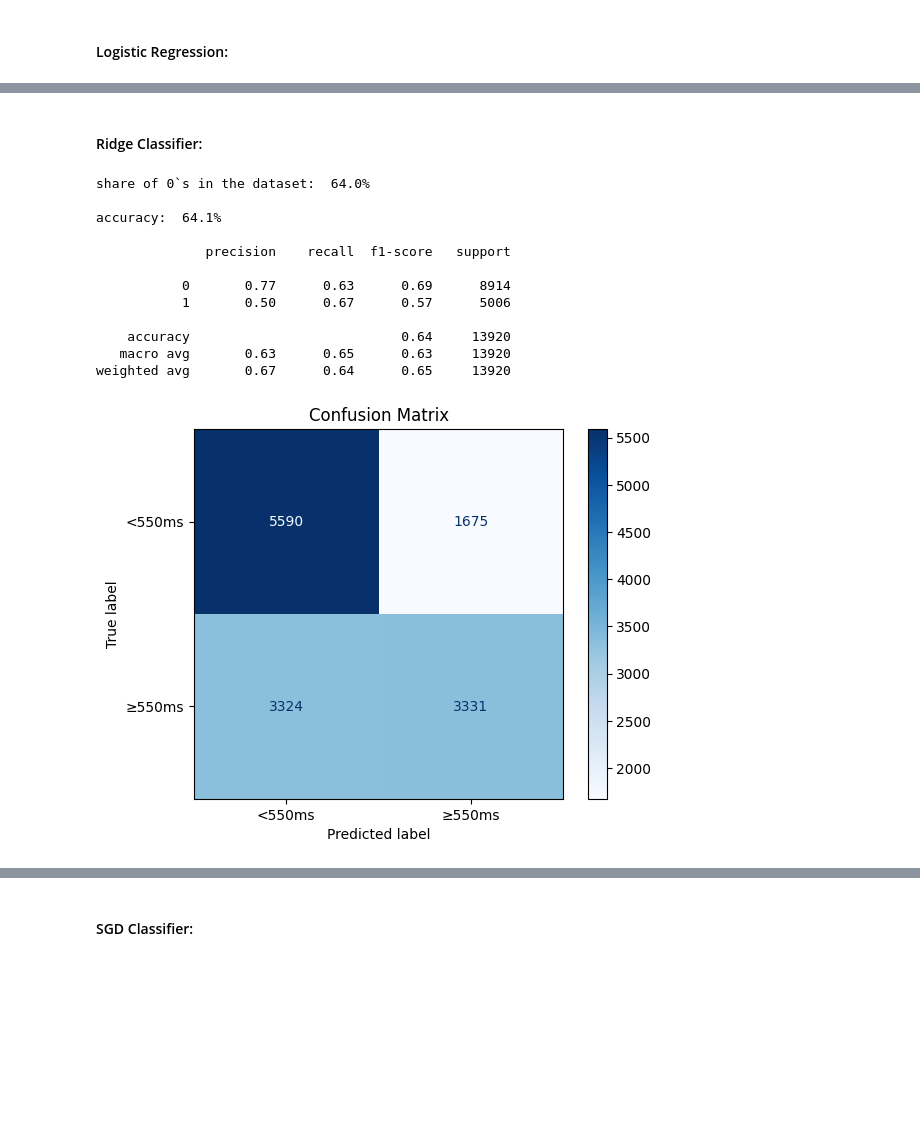
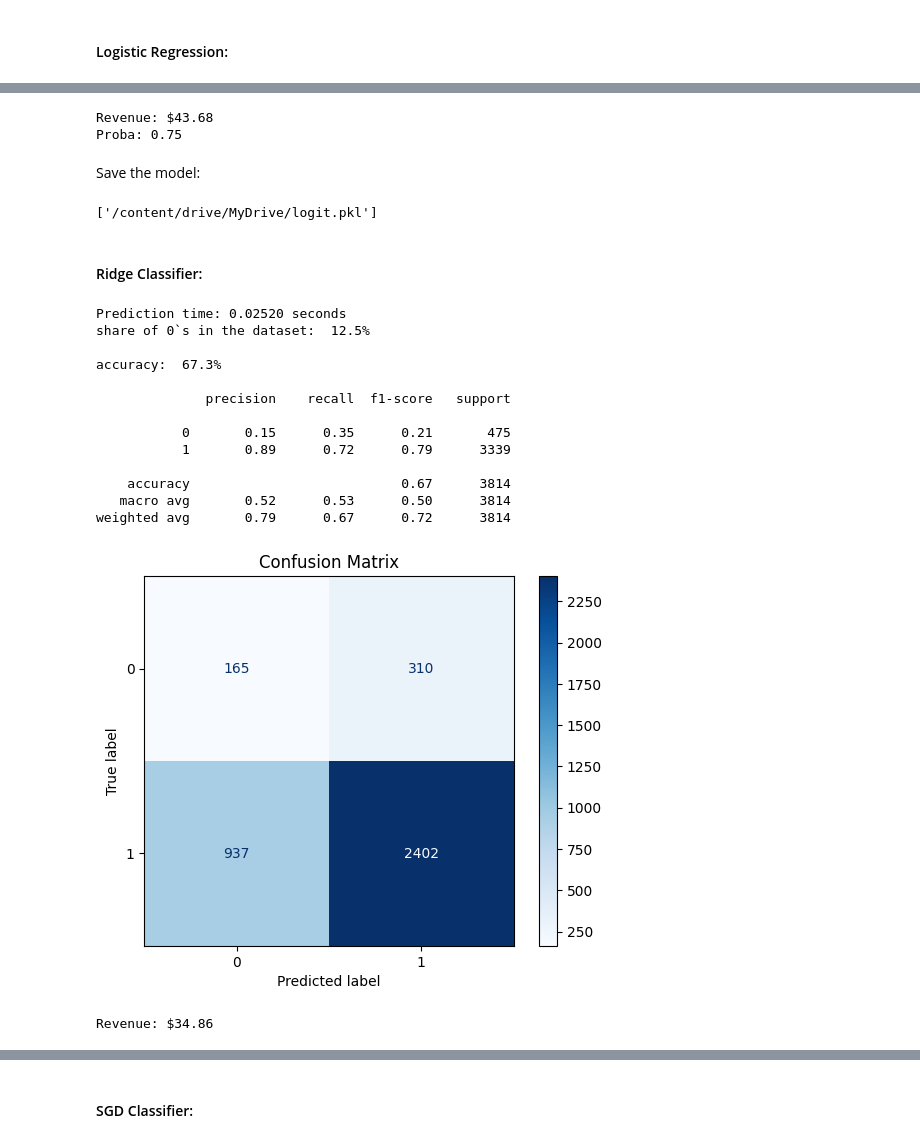
Before and after one commit to diman199888/quantitative-finance, a Jupyter notebook: crypto-arbitrage-model/masterfile.ipynb, the cells around one changed output, grey strips where cells are left out. Drawn from its saved outputs; the diff is of its cells as text; code cells hidden in the pictures; blank space fills up the shorter version.

```diff
--- a/crypto-arbitrage-model/masterfile.ipynb
+++ b/crypto-arbitrage-model/masterfile.ipynb
@@ -179,17 +425,2 @@ def accuracy(y_test, y_pred):
 # %% [markdown]
 split and scale the data:
-# %%
-X = arbitrage_model.drop(columns = ['ts', 'length', 'dummy', 'arbitrage_id'])
-y = arbitrage_model["dummy"]
-
-X_train, X_test, y_train, y_test = train_test_split(
-    X, y,
-    test_size=0.20,
-    random_state=42
-)
-
-scaler = StandardScaler()
-X_train_scaled = scaler.fit_transform(X_train)
-X_test_scaled = scaler.transform(X_test)
-
-joblib.dump(scaler, '/content/drive/MyDrive/scaler.pkl')
@@ -200,12 +427,13 @@ bonus: time-series split
+# %%
+X = arbitrage_model.drop(columns = ['ts', 'dummy', 'arbitrage_id', 'HTX_delta_ts', 'Bybit_delta_ts', 'timedelta'])
+y = arbitrage_model["dummy"]
 # %%
-"""
 tscv = TimeSeriesSplit()
 
 for train_index, test_index in tscv.split(X):
-    X_train_ts, X_test_ts = X.iloc[train_index], X.iloc[test_index]
-    y_train_ts, y_test_ts = y.iloc[train_index], y.iloc[test_index]
+    X_train, X_test = X.iloc[train_index], X.iloc[test_index]
+    y_train, y_test = y.iloc[train_index], y.iloc[test_index]
 
 scaler = StandardScaler()
-X_train_ts_scaled = scaler.fit_transform(X_train_ts)
-X_test_ts_scaled = scaler.transform(X_test_ts)
-"""
+X_train_scaled = scaler.fit_transform(X_train)
+X_test_scaled = scaler.transform(X_test)
@@ -247,28 +514,53 @@ Apparently, the goal is to create a model that would beat the naive approach of
+# %%
+logit_probs = logistic.predict_proba(X_test_scaled)[:,1]
+ranges = np.arange(0.05, 0.95, 0.05)
+logit_incomes = {}
+for i in ranges:
+  logit_predicts = (logit_probs > i).astype(int)
+  logit_incomes[i]  = round(cost_function(y_test, logit_predicts), 2)
+logit_income = max(logit_incomes.values())
+print(f'Revenue: ${logit_income}\nProba: {max(logit_incomes.keys(), key = logit_incomes.get):.2f}')
+# %% [output]
+Revenue: $43.68
+Proba: 0.75
+# %% [markdown]
+Save the model:
+# %%
+joblib.dump(logistic, '/content/drive/MyDrive/logit.pkl')
+# %% [output]
+['/content/drive/MyDrive/logit.pkl']
 # %% [markdown]
 #### Ridge Classifier:
 # %%
-#best_params_ridge = {'positive': False, 'alpha': 36.79070474310095, 'solver': 'cholesky', 'tol': 0.008059696745044236}  ##Optuna choice; slightly poorer performance
-best_params_ridge = {'alpha': 1.0, 'positive': False, 'solver': 'svd', 'tol': 0.0001} #gridsearch
+best_params_ridge = {'alpha': 9.867013807063731, 'tol': 0.057754922792102724, 'positive': False}
 
 ridge_model = RidgeClassifier(**best_params_ridge, class_weight='balanced', random_state=42).fit(X_train_scaled, y_train)
 
 # evaluate on test set
-y_pred_final_ridge = ridge_model.predict(X_test_scaled)
+start = time.time()
+y_pred_ridge = ridge_model.predict(X_test_scaled)
+prediction_time_ridge = round(time.time() - start, 5)
+print(f"Prediction time: {prediction_time_ridge:.5f} seconds")
+
 # assess accuracy of the model
-accuracy(y_test, y_pred_final_ridge)
+accuracy(y_test, y_pred_ridge)
 # show confussion matrix
-cm1 = matrix(y_test, y_pred_final_ridge)
+cm1 = matrix(y_test, y_pred_ridge)
+ridge_income = round(cost_function(y_test, y_pred_ridge), 2)
+print(f'Revenue: ${ridge_income:.2f}')
 # %% [output]
-share of 0`s in the dataset:  64.0%
+Prediction time: 0.02520 seconds
+share of 0`s in the dataset:  12.5%
 
-accuracy:  64.1%
+accuracy:  67.3%
 
               precision    recall  f1-score   support
 
-           0       0.77      0.63      0.69      8914
-           1       0.50      0.67      0.57      5006
+           0       0.15      0.35      0.21       475
+           1       0.89      0.72      0.79      3339
 
-    accuracy                           0.64     13920
-   macro avg       0.63      0.65      0.63     13920
-weighted avg       0.67      0.64      0.65     13920
+    accuracy                           0.67      3814
+   macro avg       0.52      0.53      0.50      3814
+weighted avg       0.79      0.67      0.72      3814
-[figure, old version]
+[figure, new version]
+Revenue: $34.86
```
Also changed, not shown: parts of 114 cells of this notebook, 1 other file.
